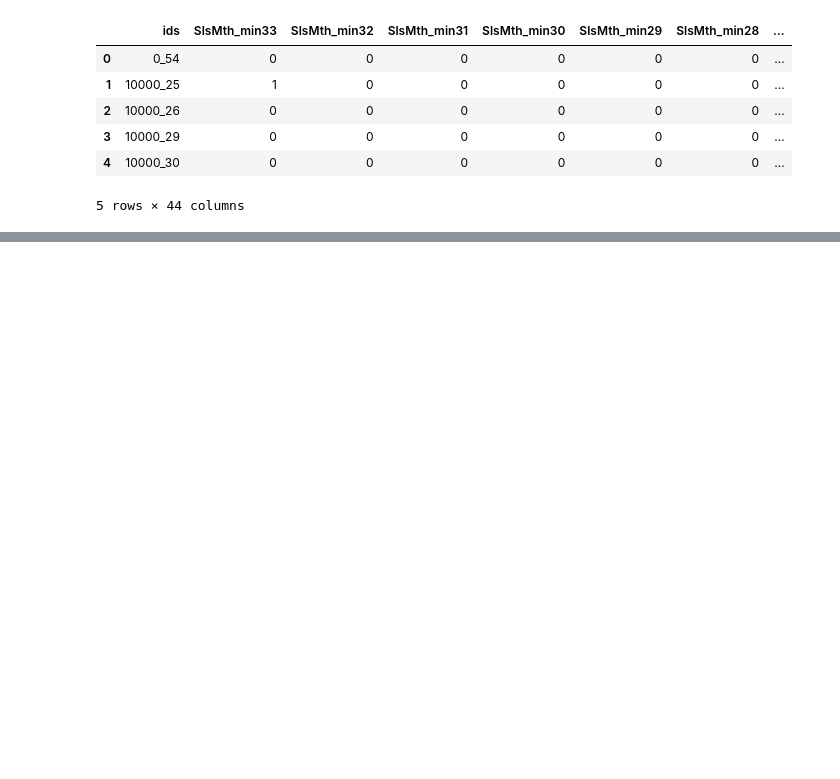
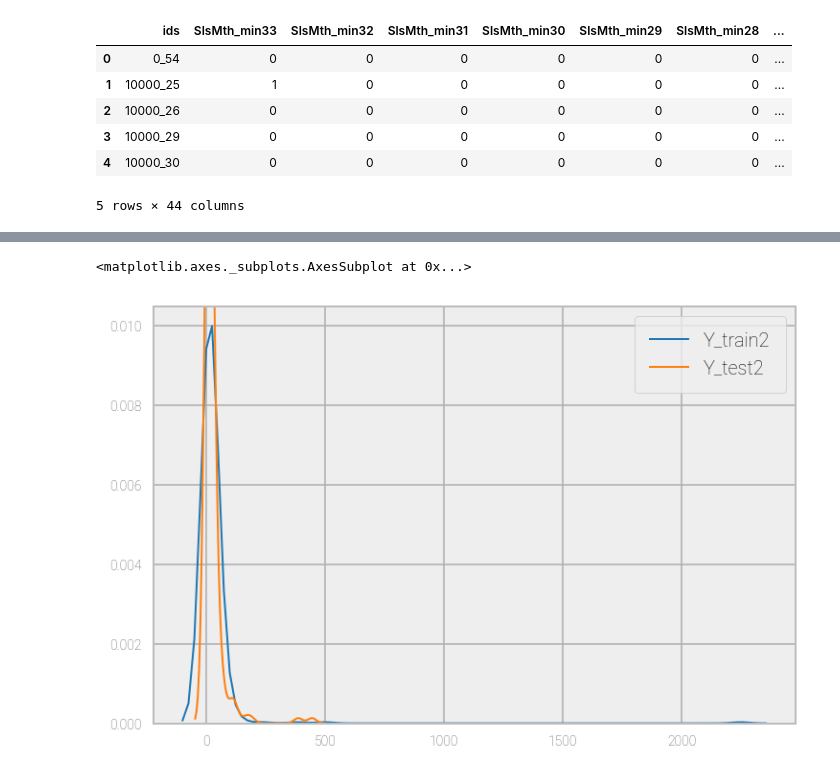
Before and after one commit to jamesoliver1981/Future_Sales, a Jupyter notebook: Modelling/J2_Feature_Engineering_01.ipynb, the cells around one changed output, grey strips where cells are left out. Drawn from its saved outputs; the diff is of its cells as text; code cells hidden in the pictures; blank space fills up the shorter version.

```diff
--- a/Modelling/J2_Feature_Engineering_01.ipynb
+++ b/Modelling/J2_Feature_Engineering_01.ipynb
@@ -98,0 +136,3 @@ stdprice3.head()
+# %%
+#merge
+s4=pd.merge(s3,consistency4,how="left",on="item_id")
@@ -98,0 +327,9 @@ stdprice3.head()
+# %%
+X_train2, X_test2,Y_train2, Y_test2 = train_test_split(X2,y2,test_size=0.3,
+                                                   random_state=428)
+# Draw the density plot
+sns.distplot(Y_train2, hist = False, kde = True, kde_kws = {'linewidth': 1}, label = "Y_train2")
+sns.distplot(Y_test2, hist = False, kde = True, kde_kws = {'linewidth': 1}, label = "Y_test2")
+# %% [output]
+<matplotlib.axes._subplots.AxesSubplot at 0x...>
+[figure, added]
```
Also changed, not shown: parts of 28 cells of this notebook, 2 other files.
